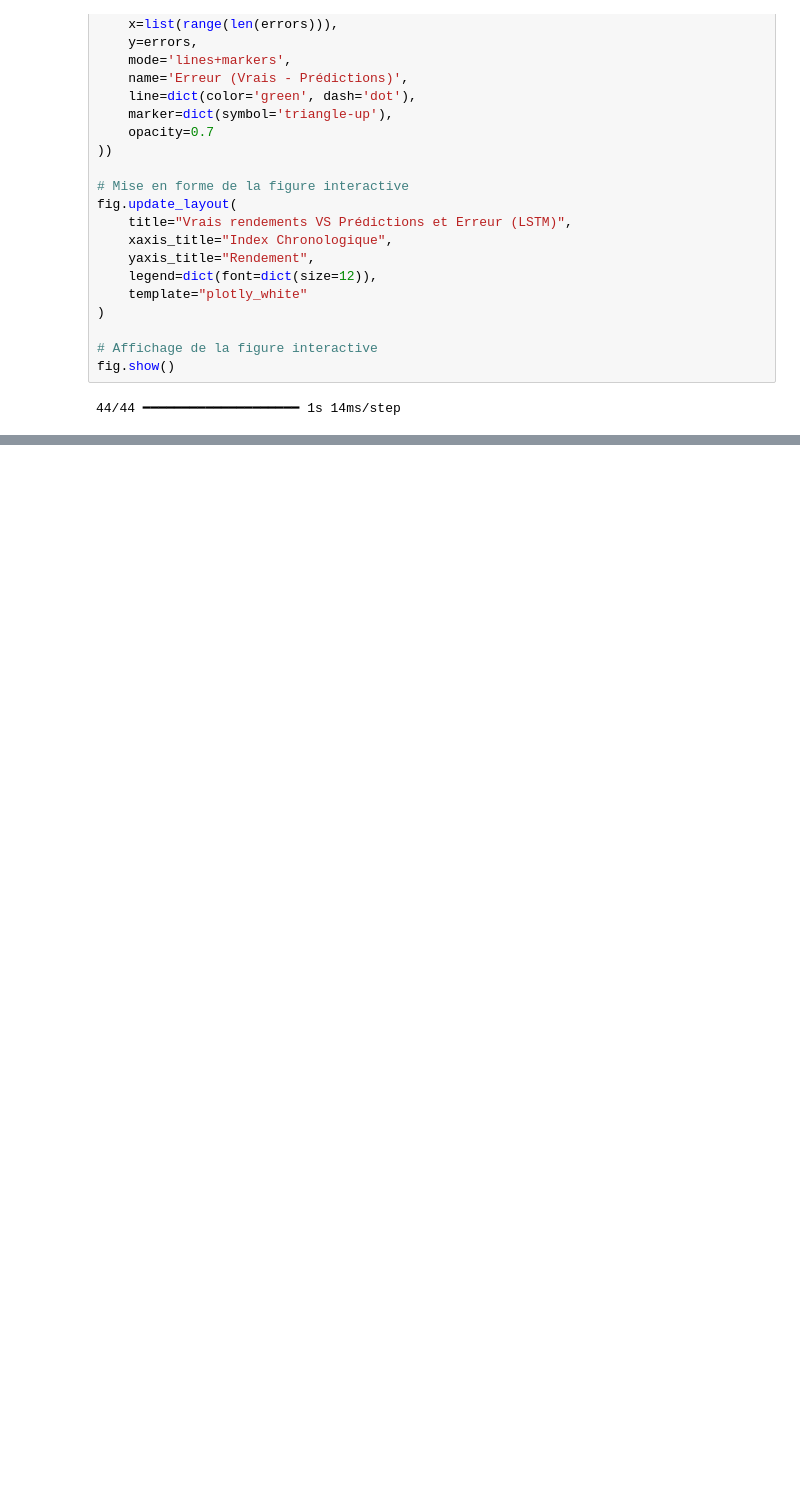
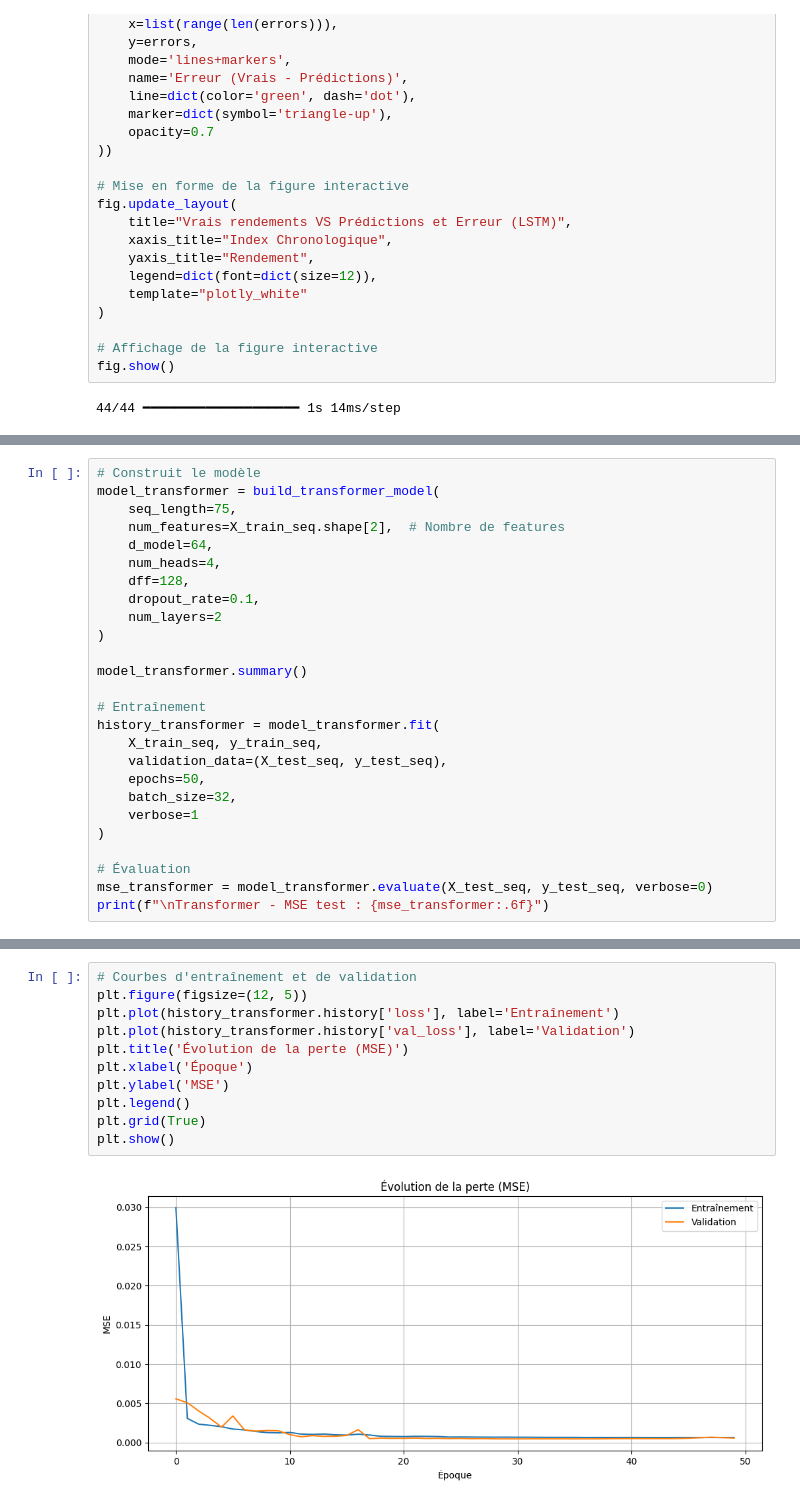
Before and after one commit to ugom2002/projet_DL, a Jupyter notebook: Projet_DL.ipynb, the cells around one changed output, grey strips where cells are left out. Saved outputs shown, nothing was run; the diff lists cells and outputs as text; blank space fills up the shorter version.

Commit message:
ajout transformers

```diff
--- a/Projet_DL.ipynb
+++ b/Projet_DL.ipynb
@@ -563,0 +652,26 @@ fig.show()
+# %%
+# Construit le modèle
+model_transformer = build_transformer_model(
+    seq_length=75,
+    num_features=X_train_seq.shape[2],  # Nombre de features
+    d_model=64,
+    num_heads=4,
+    dff=128,
+    dropout_rate=0.1,
+    num_layers=2
+)
+
+model_transformer.summary()
+
+# Entraînement
+history_transformer = model_transformer.fit(
+    X_train_seq, y_train_seq,
+    validation_data=(X_test_seq, y_test_seq),
+    epochs=50,
+    batch_size=32,
+    verbose=1
+)
+
+# Évaluation
+mse_transformer = model_transformer.evaluate(X_test_seq, y_test_seq, verbose=0)
+print(f"\nTransformer - MSE test : {mse_transformer:.6f}")
@@ -563,0 +721,13 @@ fig.show()
+# %%
+# Courbes d'entraînement et de validation
+plt.figure(figsize=(12, 5))
+plt.plot(history_transformer.history['loss'], label='Entraînement')
+plt.plot(history_transformer.history['val_loss'], label='Validation')
+plt.title('Évolution de la perte (MSE)')
+plt.xlabel('Époque')
+plt.ylabel('MSE')
+plt.legend()
+plt.grid(True)
+plt.show()
+# %% [output]
+[figure, added]
```
Also changed, not shown: parts of 7 cells of this notebook.
